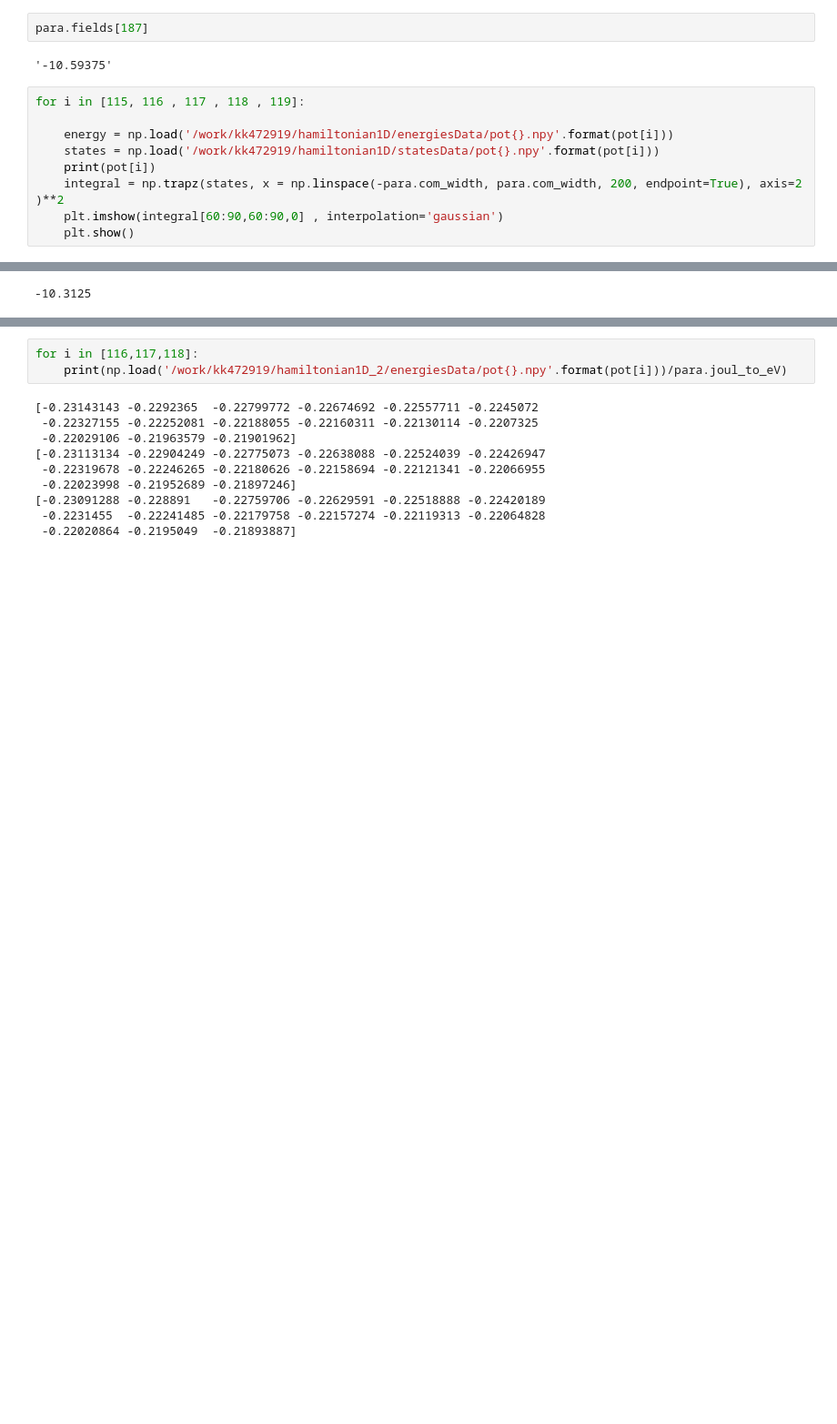
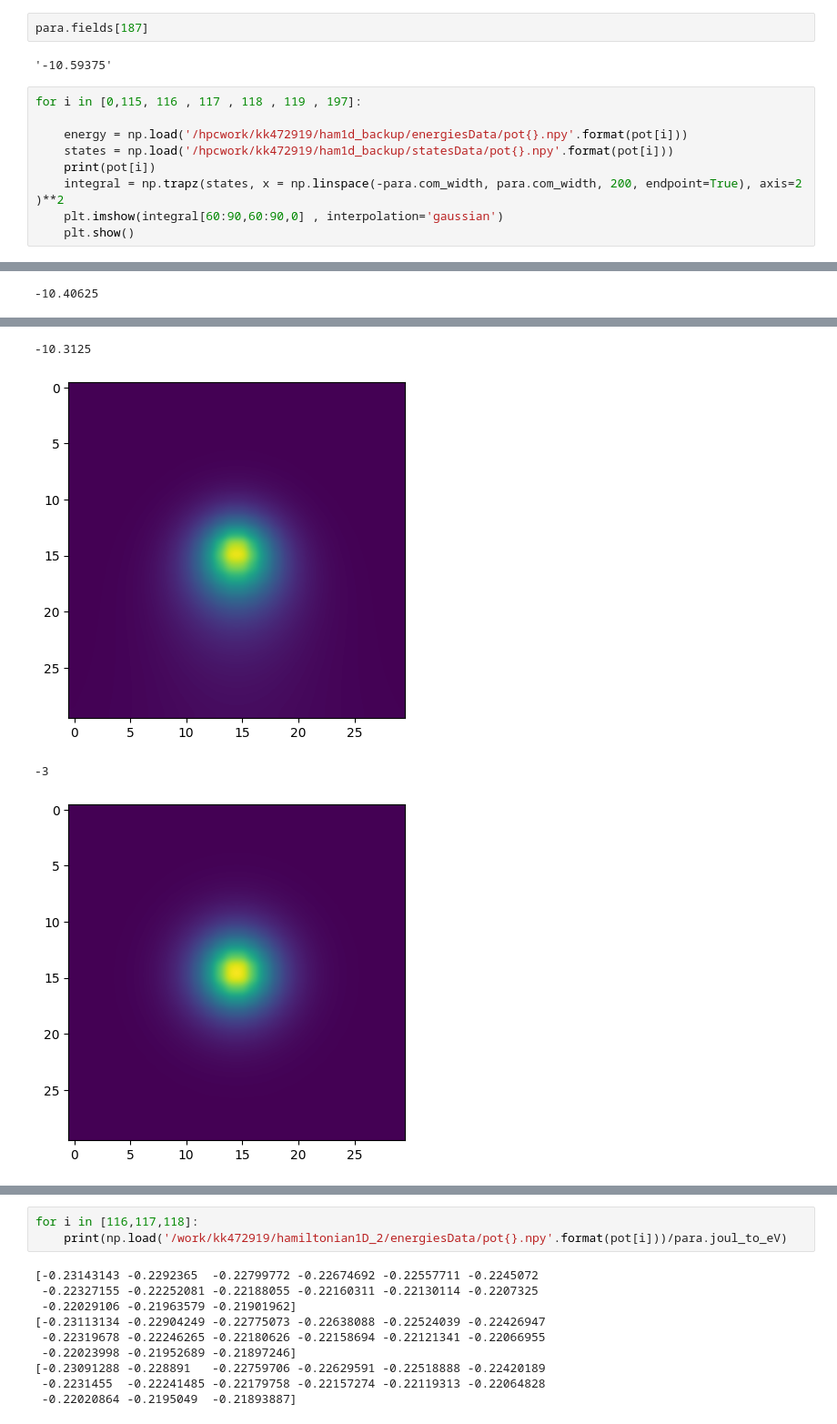
Before and after one commit to lefan99/BornOppenheimerCluster, a Jupyter notebook: plot.ipynb, the cells around one changed output, grey strips where cells are left out. Shown at 91% size. Drawn from its saved outputs; the diff is of its cells as text; blank space fills up the shorter version.

```diff
--- a/plot.ipynb
+++ b/plot.ipynb
@@ -89,10 +187,10 @@ para.fields[187]
 # %% [output]
 '-10.59375'
 # %%
-for i in [115, 116 , 117 , 118 , 119]:
+for i in [0,115, 116 , 117 , 118 , 119 , 197]:
 
-    energy = np.load('/work/kk472919/hamiltonian1D/energiesData/pot{}.npy'.format(pot[i]))
-    states = np.load('/work/kk472919/hamiltonian1D/statesData/pot{}.npy'.format(pot[i]))
+    energy = np.load('/hpcwork/kk472919/ham1d_backup/energiesData/pot{}.npy'.format(pot[i]))
+    states = np.load('/hpcwork/kk472919/ham1d_backup/statesData/pot{}.npy'.format(pot[i]))
     print(pot[i])
     integral = np.trapz(states, x = np.linspace(-para.com_width, para.com_width, 200, endpoint=True), axis=2 )**2
     plt.imshow(integral[60:90,60:90,0] , interpolation='gaussian')
@@ -108,5 +206,9 @@ for i in [115, 116 , 117 , 118 , 119]:
 [figure]
--10.3125
+-10.40625
 [figure]
+-10.3125
+[figure, added]
+-3
+[figure, added]
 # %%
 import pos_solver as pos
```
Also changed, not shown: parts of 18 cells of this notebook, 5 other files.
